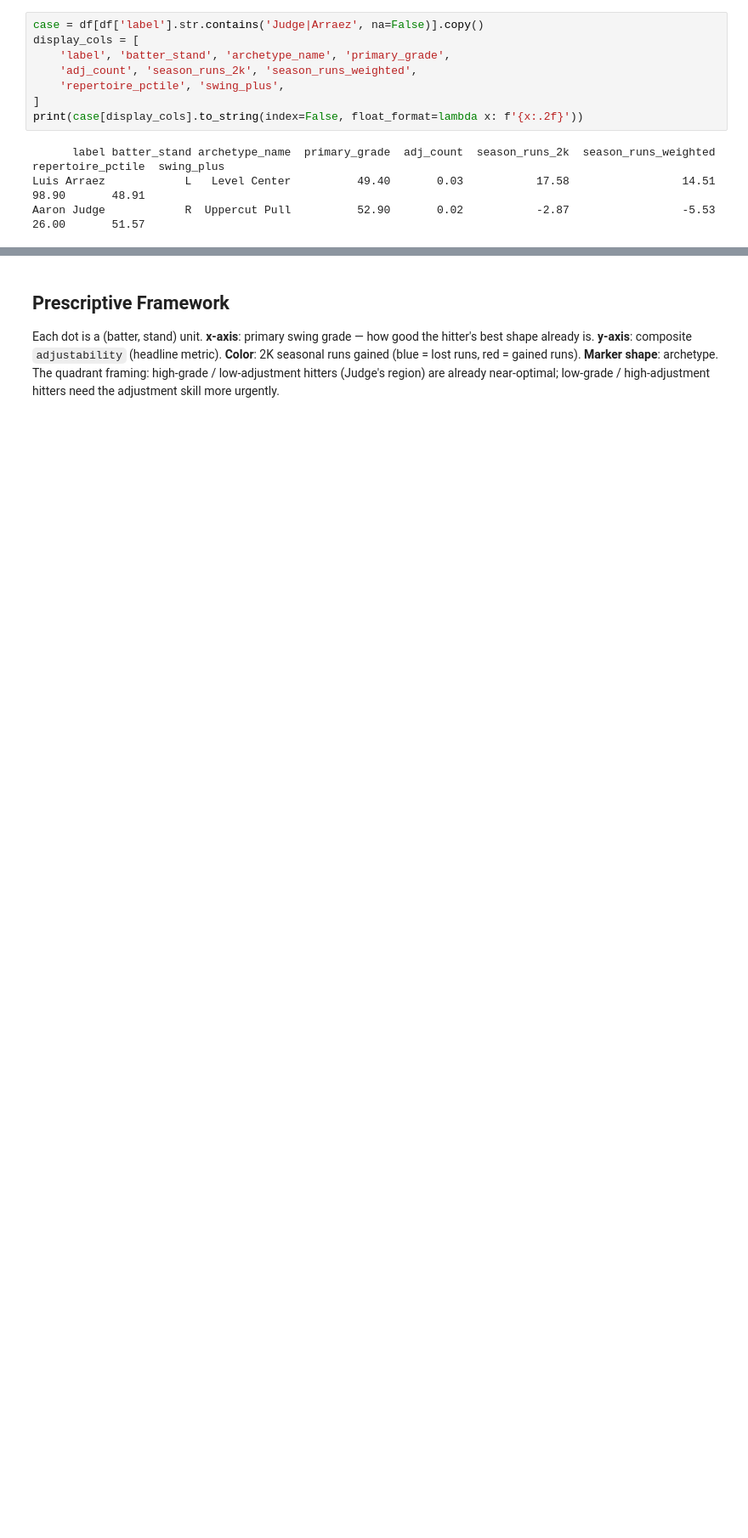
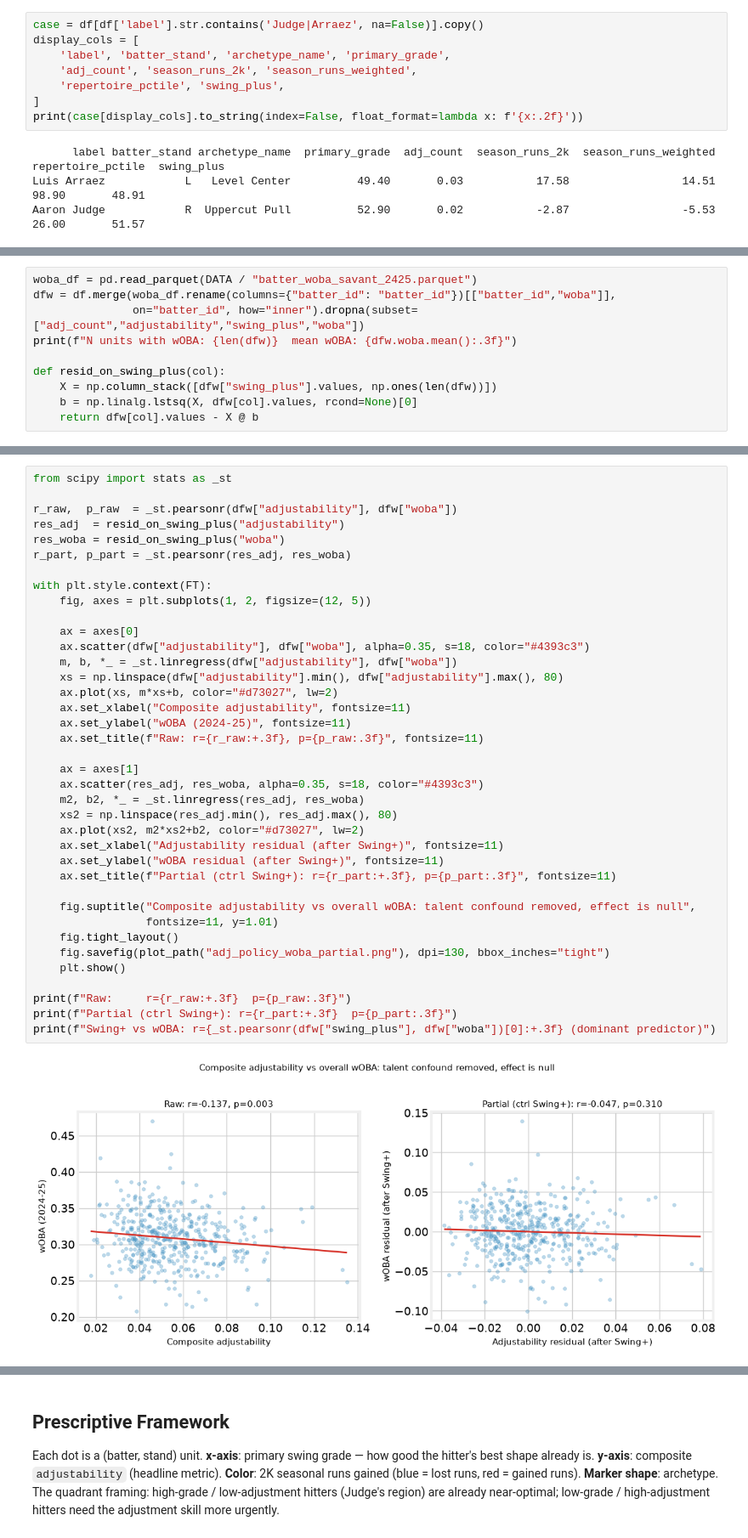
Before and after one commit to theoauyeung/swing_repetoire, a Jupyter notebook: src/optimal_adj_policy.ipynb, the cells around one changed output, grey strips where cells are left out. Shown at 85% size. Cells and saved outputs as stored; diff of their text form; blank space fills up the shorter version.

```diff
--- a/src/optimal_adj_policy.ipynb
+++ b/src/optimal_adj_policy.ipynb
@@ -244,0 +250,10 @@ Aaron Judge            R  Uppercut Pull          52.90       0.02           -2.8
+# %%
+woba_df = pd.read_parquet(DATA / "batter_woba_savant_2425.parquet")
+dfw = df.merge(woba_df.rename(columns={"batter_id": "batter_id"})[["batter_id","woba"]],
+               on="batter_id", how="inner").dropna(subset=["adj_count","adjustability","swing_plus","woba"])
+print(f"N units with wOBA: {len(dfw)}  mean wOBA: {dfw.woba.mean():.3f}")
+
+def resid_on_swing_plus(col):
+    X = np.column_stack([dfw["swing_plus"].values, np.ones(len(dfw))])
+    b = np.linalg.lstsq(X, dfw[col].values, rcond=None)[0]
+    return dfw[col].values - X @ b
@@ -244,0 +262,40 @@ Aaron Judge            R  Uppercut Pull          52.90       0.02           -2.8
+# %%
+from scipy import stats as _st
+
+r_raw,  p_raw  = _st.pearsonr(dfw["adjustability"], dfw["woba"])
+res_adj  = resid_on_swing_plus("adjustability")
+res_woba = resid_on_swing_plus("woba")
+r_part, p_part = _st.pearsonr(res_adj, res_woba)
+
+with plt.style.context(FT):
+    fig, axes = plt.subplots(1, 2, figsize=(12, 5))
+
+    ax = axes[0]
+    ax.scatter(dfw["adjustability"], dfw["woba"], alpha=0.35, s=18, color="#4393c3")
+    m, b, *_ = _st.linregress(dfw["adjustability"], dfw["woba"])
+    xs = np.linspace(dfw["adjustability"].min(), dfw["adjustability"].max(), 80)
+    ax.plot(xs, m*xs+b, color="#d73027", lw=2)
+    ax.set_xlabel("Composite adjustability", fontsize=11)
+    ax.set_ylabel("wOBA (2024-25)", fontsize=11)
+    ax.set_title(f"Raw: r={r_raw:+.3f}, p={p_raw:.3f}", fontsize=11)
+
+    ax = axes[1]
+    ax.scatter(res_adj, res_woba, alpha=0.35, s=18, color="#4393c3")
+    m2, b2, *_ = _st.linregress(res_adj, res_woba)
+    xs2 = np.linspace(res_adj.min(), res_adj.max(), 80)
+    ax.plot(xs2, m2*xs2+b2, color="#d73027", lw=2)
+    ax.set_xlabel("Adjustability residual (after Swing+)", fontsize=11)
+    ax.set_ylabel("wOBA residual (after Swing+)", fontsize=11)
+    ax.set_title(f"Partial (ctrl Swing+): r={r_part:+.3f}, p={p_part:.3f}", fontsize=11)
+
+    fig.suptitle("Composite adjustability vs overall wOBA: talent confound removed, effect is null",
+                 fontsize=11, y=1.01)
+    fig.tight_layout()
+    fig.savefig(plot_path("adj_policy_woba_partial.png"), dpi=130, bbox_inches="tight")
+    plt.show()
+
+print(f"Raw:     r={r_raw:+.3f}  p={p_raw:.3f}")
+print(f"Partial (ctrl Swing+): r={r_part:+.3f}  p={p_part:.3f}")
+print(f"Swing+ vs wOBA: r={_st.pearsonr(dfw["swing_plus"], dfw["woba"])[0]:+.3f} (dominant predictor)")
+# %% [output]
+[figure, added]
```
Also changed, not shown: parts of 3 cells of this notebook, 1 other file.
